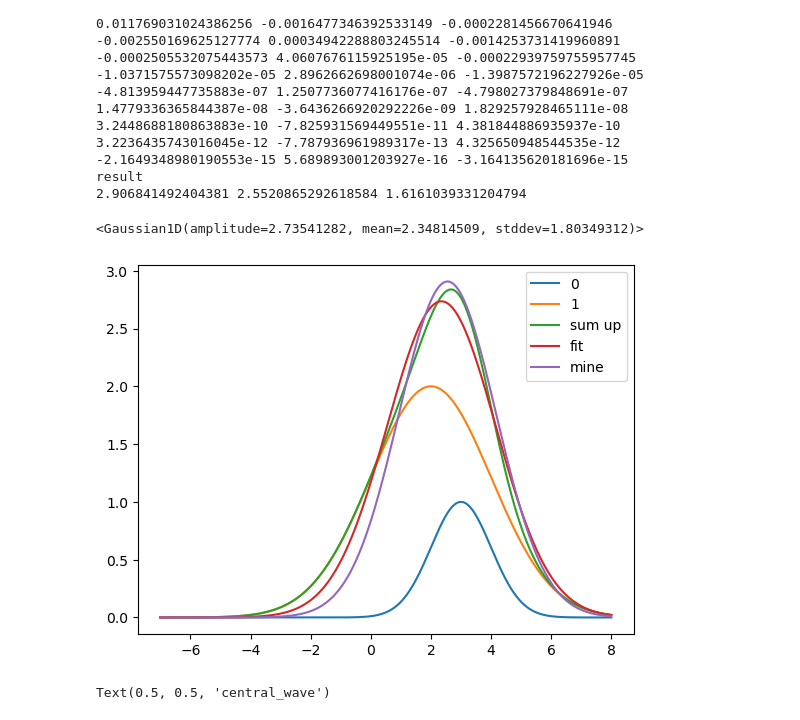
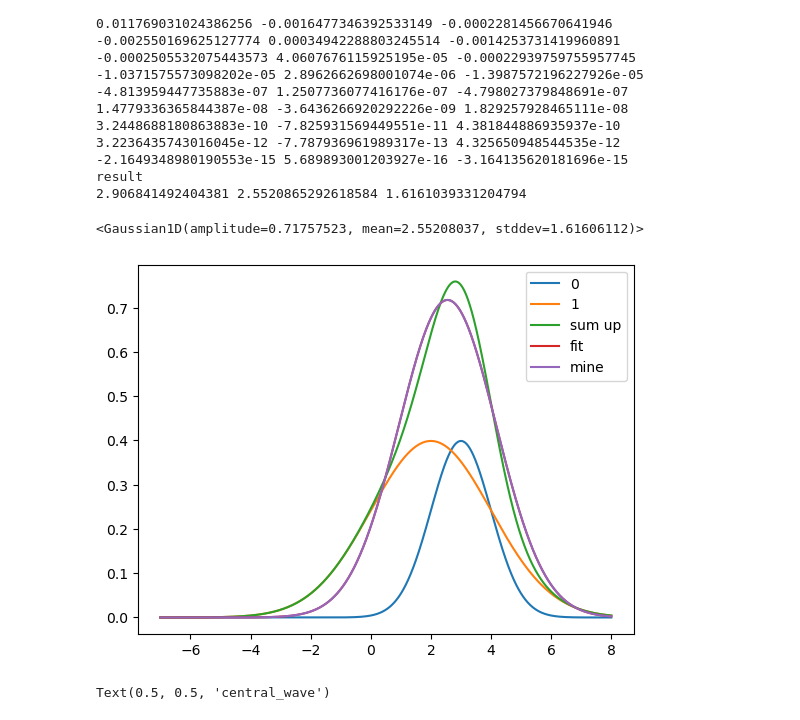
Before and after one commit to MaoChengzhi/EVE-spectrum-correction, a Jupyter notebook: theoretical_ideal_calculation/analytical_expression.ipynb, the cells around one changed output. Drawn from its saved outputs; the diff is of its cells as text; code cells hidden in the pictures.

```diff
--- a/theoretical_ideal_calculation/analytical_expression.ipynb
+++ b/theoretical_ideal_calculation/analytical_expression.ipynb
@@ -33 +157,5 @@ pixel_num=df.index.stop
+# %%
+A_i=df.iloc[i]["integral_area"]
+mu_i=df.iloc[i]["central_wavelength"]
+sigma_i=df.iloc[i]["stddev"]
 # %% [markdown]
@@ -35,4 +162,0 @@ pixel_num=df.index.stop
-# %%
-for i in range(1):
-    print(df.iloc[i])
-    print()
@@ -61,27 +162,0 @@ df_test = pd.DataFrame({'amplitude': test_A, 'central_wavelength': test_central,
-# %%
-num=2
-c=[]
-for i in range(num):
-    c.append(models.Gaussian1D(amplitude=test_A[i], mean=test_central[i], stddev=test_stddev[i]))
-
-total=np.zeros_like(c[0](wave_list))
-for i in range(num):
-    total+=c[i](wave_list)
-
-c_init=models.Gaussian1D(amplitude=5, mean=1, stddev=1)
-fit_c = fitting.LevMarLSQFitter()
-c_fitted=fit_c(c_init,wave_list,total)
-c_fitted
-
-
-fig, ax = plt.subplots()
-
-for i in range(num):
-    ax.plot(wave_list,c[i](wave_list),label=str(i))
-
-ax.plot(wave_list,total,label="sum up")
-ax.plot(wave_list,c_fitted(wave_list),label="fit")
-
-my_fit=models.Gaussian1D(amplitude=2.906841492485094, mean= 2.5520865292501513,stddev= 1.6161039331223173)
-ax.plot(wave_list,my_fit(wave_list),label="mine")
-ax.legend()
@@ -184,35 +227,39 @@ result
 # %%
 num=2
 c=[]
+test_A=[1,2]
+test_central=[3,2]
+test_stddev=[1,2]
+
 wave_list=np.linspace(-7,8,2000)
 for i in range(num):
-    c.append(models.Gaussian1D(amplitude=test_A[i], mean=test_central[i], stddev=test_stddev[i]))
+    c.append(models.Gaussian1D(amplitude=test_A[i]/sqrt(2*pi*test_stddev[i]**2), mean=test_central[i], stddev=test_stddev[i]))
 
 total=np.zeros_like(c[0](wave_list))
 
 for i in range(num):
     total+=c[i](wave_list)
 
 c_init=models.Gaussian1D(amplitude=5, mean=1, stddev=1)
 fit_c = fitting.LevMarLSQFitter()
 c_fitted=fit_c(c_init,wave_list,total)
 c_fitted
 
 
 fig, ax = plt.subplots()
 
 for i in range(num):
     ax.plot(wave_list,c[i](wave_list),label=str(i))
 
 ax.plot(wave_list,total,label="sum up")
 ax.plot(wave_list,c_fitted(wave_list),label="fit")
-ax.plot(wave_list,models.Gaussian1D(amplitude=A, mean=mu, stddev=sigma)(wave_list),label="mine")
+ax.plot(wave_list,models.Gaussian1D(amplitude=A/sqrt(2*pi*sigma**2), mean=mu, stddev=sigma)(wave_list),label="mine")
 
 ax.legend()
 c_fitted
 # %% [output]
-<Gaussian1D(amplitude=2.73541282, mean=2.34814509, stddev=1.80349312)>
+<Gaussian1D(amplitude=0.71757523, mean=2.55208037, stddev=1.61606112)>
-[figure, old version]
+[figure, new version]
 # %%
 # fig, ax = plt.subplots()
 A =np.linspace(2.5,3.2,20)
```
Also changed, not shown: parts of 56 cells of this notebook, 6 other files.
